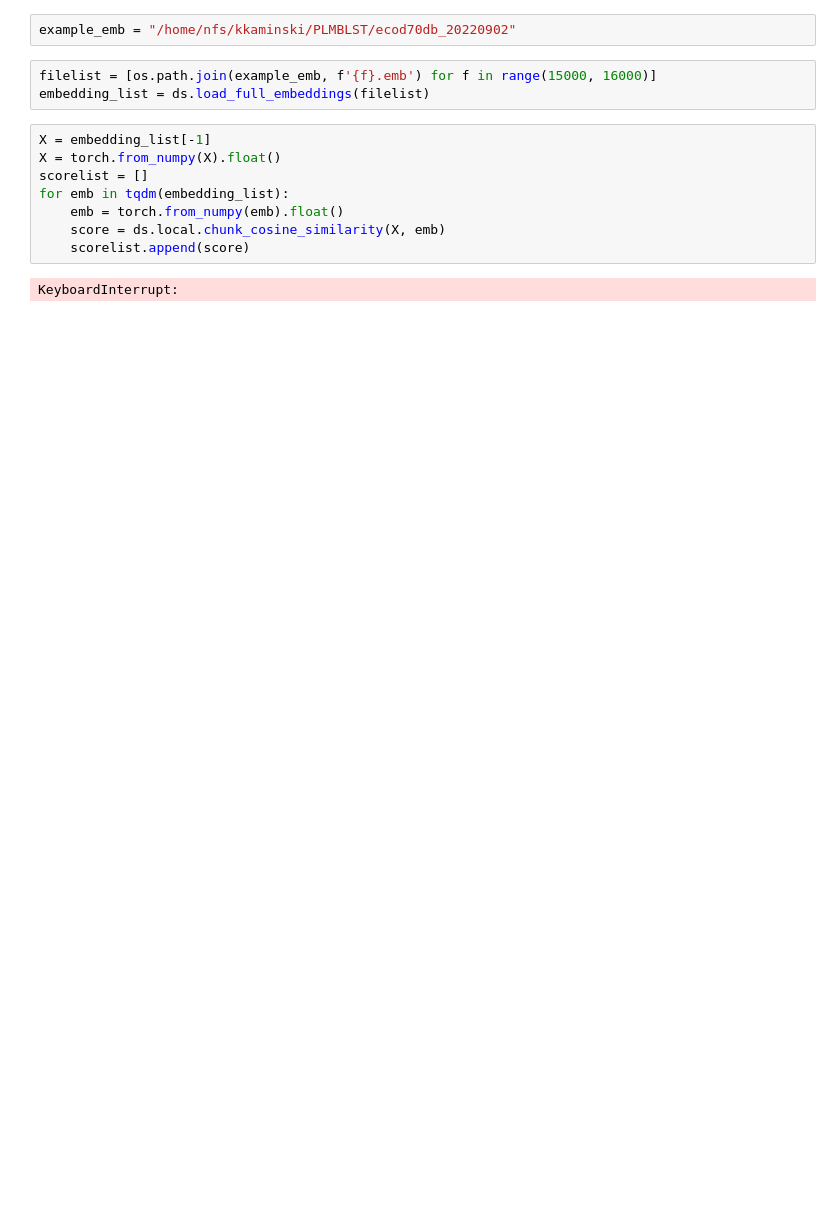
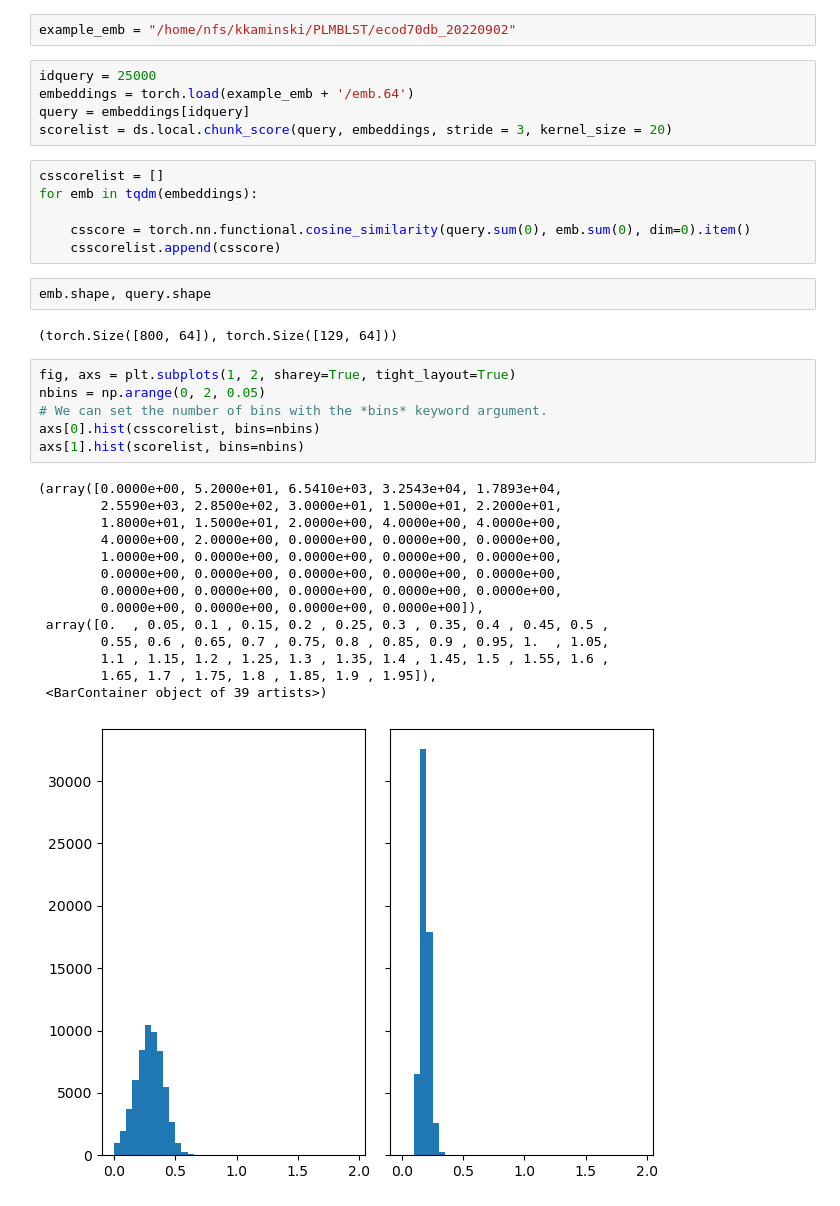
Before and after one commit to labstructbioinf/pLM-BLAST, a Jupyter notebook: dev/debug.ipynb, the cells around one changed output. Saved outputs shown, nothing was run; the diff lists cells and outputs as text; blank space fills up the shorter version.

```diff
--- a/dev/debug.ipynb
+++ b/dev/debug.ipynb
@@ -12,16 +14,39 @@ import alntools as aln
 import alntools.density as ds
 # %%
 example_emb = "/home/nfs/kkaminski/PLMBLST/ecod70db_20220902"
-# %%
-filelist = [os.path.join(example_emb, f'{f}.emb') for f in range(15000, 16000)]
-embedding_list = ds.load_full_embeddings(filelist)
-# %%
-X = embedding_list[-1]
-X = torch.from_numpy(X).float()
-scorelist = []
-for emb in tqdm(embedding_list):
-    emb = torch.from_numpy(emb).float()
-    score = ds.local.chunk_cosine_similarity(X, emb)
-    scorelist.append(score)
-# %% [output]
-KeyboardInterrupt:
+# %%
+idquery = 25000
+embeddings = torch.load(example_emb + '/emb.64')
+query = embeddings[idquery]
+scorelist = ds.local.chunk_score(query, embeddings, stride = 3, kernel_size = 20)
+# %%
+csscorelist = []
+for emb in tqdm(embeddings):
+
+    csscore = torch.nn.functional.cosine_similarity(query.sum(0), emb.sum(0), dim=0).item()
+    csscorelist.append(csscore)
+# %%
+emb.shape, query.shape
+# %% [output]
+(torch.Size([800, 64]), torch.Size([129, 64]))
+# %%
+fig, axs = plt.subplots(1, 2, sharey=True, tight_layout=True)
+nbins = np.arange(0, 2, 0.05)
+# We can set the number of bins with the *bins* keyword argument.
+axs[0].hist(csscorelist, bins=nbins)
+axs[1].hist(scorelist, bins=nbins)
+# %% [output]
+(array([0.0000e+00, 5.2000e+01, 6.5410e+03, 3.2543e+04, 1.7893e+04,
+        2.5590e+03, 2.8500e+02, 3.0000e+01, 1.5000e+01, 2.2000e+01,
+        1.8000e+01, 1.5000e+01, 2.0000e+00, 4.0000e+00, 4.0000e+00,
+        4.0000e+00, 2.0000e+00, 0.0000e+00, 0.0000e+00, 0.0000e+00,
+        1.0000e+00, 0.0000e+00, 0.0000e+00, 0.0000e+00, 0.0000e+00,
+        0.0000e+00, 0.0000e+00, 0.0000e+00, 0.0000e+00, 0.0000e+00,
+        0.0000e+00, 0.0000e+00, 0.0000e+00, 0.0000e+00, 0.0000e+00,
+        0.0000e+00, 0.0000e+00, 0.0000e+00, 0.0000e+00]),
+ array([0.  , 0.05, 0.1 , 0.15, 0.2 , 0.25, 0.3 , 0.35, 0.4 , 0.45, 0.5 ,
+        0.55, 0.6 , 0.65, 0.7 , 0.75, 0.8 , 0.85, 0.9 , 0.95, 1.  , 1.05,
+        1.1 , 1.15, 1.2 , 1.25, 1.3 , 1.35, 1.4 , 1.45, 1.5 , 1.55, 1.6 ,
+        1.65, 1.7 , 1.75, 1.8 , 1.85, 1.9 , 1.95]),
+ <BarContainer object of 39 artists>)
+[figure, added]
```
Also changed, not shown: parts of 5 cells of this notebook, 24 other files.
